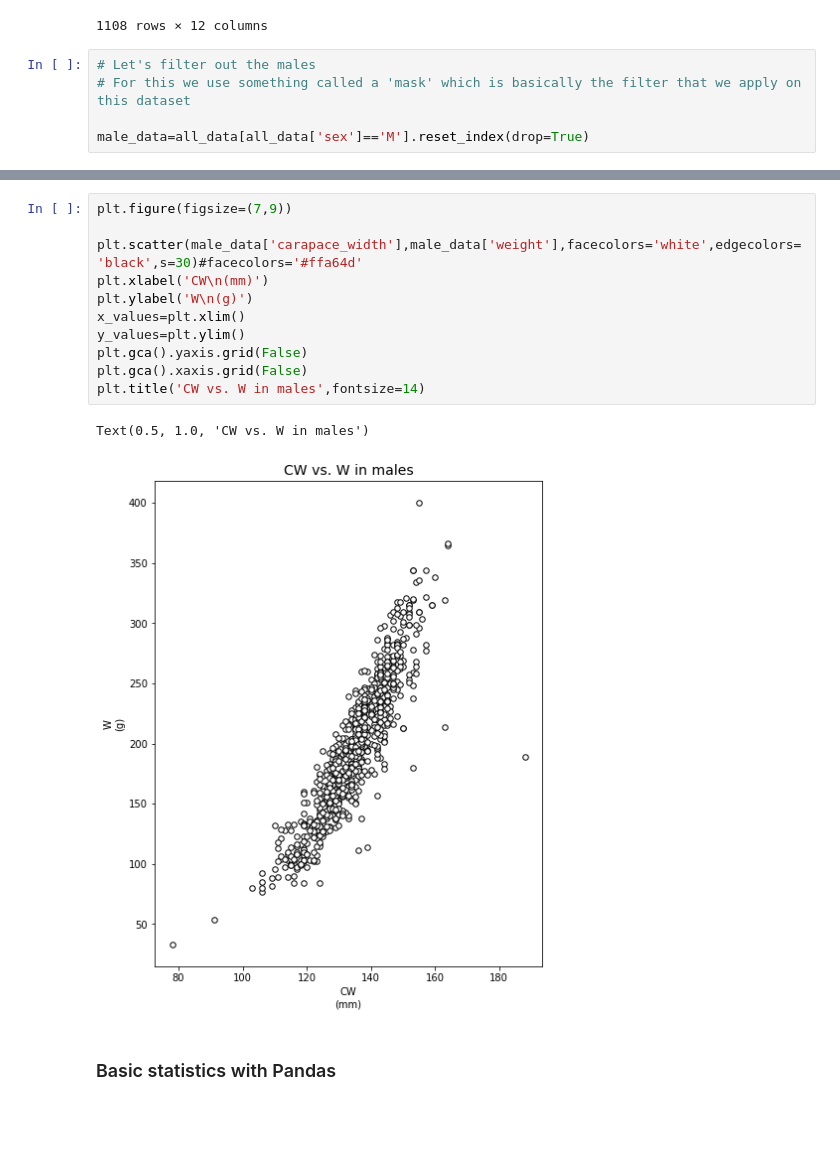
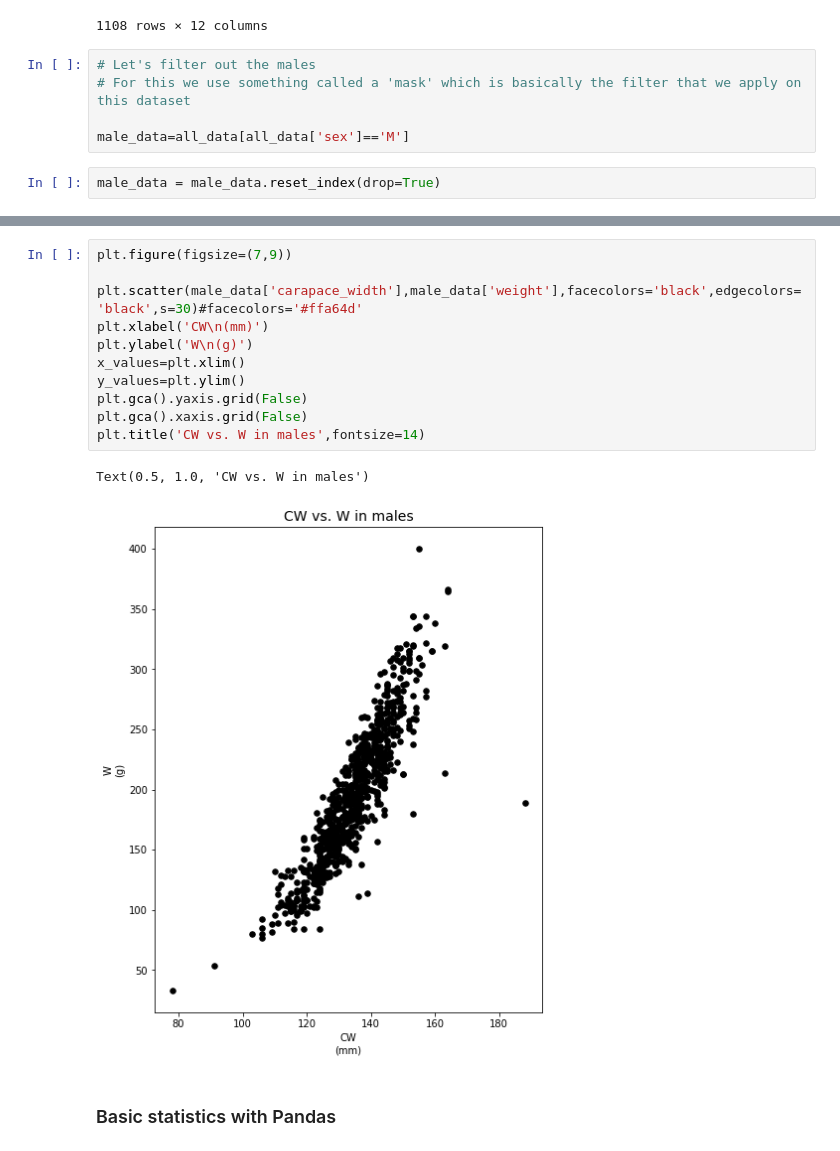
Before and after one commit to wajra/python-workshop, a Jupyter notebook: part_ii_python_basics.ipynb, the cells around one changed output, grey strips where cells are left out. Cells and saved outputs as stored; diff of their text form; blank space fills up the shorter version.

```diff
--- a/part_ii_python_basics.ipynb
+++ b/part_ii_python_basics.ipynb
@@ -195,4 +202,6 @@ all_data
 # Let's filter out the males
 # For this we use something called a 'mask' which is basically the filter that we apply on this dataset
 
-male_data=all_data[all_data['sex']=='M'].reset_index(drop=True)
+male_data=all_data[all_data['sex']=='M']
+# %%
+male_data = male_data.reset_index(drop=True)
@@ -199,17 +229,17 @@ male_data=all_data[all_data['sex']=='M'].reset_index(drop=True)
 # %%
 plt.figure(figsize=(7,9))
 
-plt.scatter(male_data['carapace_width'],male_data['weight'],facecolors='white',edgecolors='black',s=30)#facecolors='#ffa64d'
+plt.scatter(male_data['carapace_width'],male_data['weight'],facecolors='black',edgecolors='black',s=30)#facecolors='#ffa64d'
 plt.xlabel('CW\n(mm)')
 plt.ylabel('W\n(g)')
 x_values=plt.xlim()
 y_values=plt.ylim()
 plt.gca().yaxis.grid(False)
 plt.gca().xaxis.grid(False)
 plt.title('CW vs. W in males',fontsize=14)
 # %% [output]
 Text(0.5, 1.0, 'CW vs. W in males')
-[figure, old version]
+[figure, new version]
 # %% [markdown]
 ### Basic statistics with Pandas
 # %%
```
Also changed, not shown: parts of 11 cells of this notebook.
